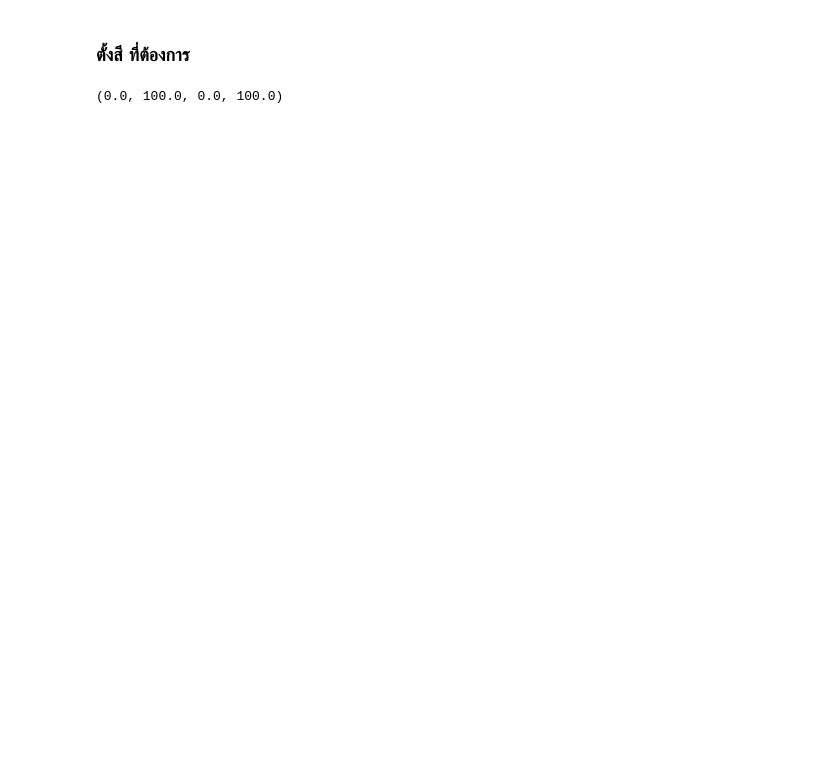
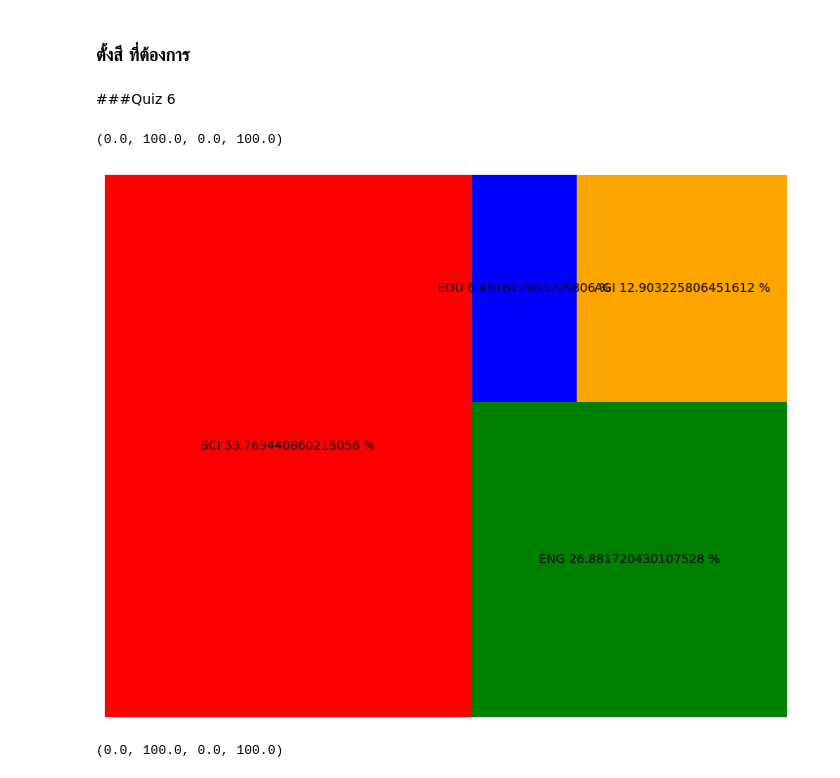
Before and after one commit to Mujune/python_dataviz2023, a Jupyter notebook: DataViz04_Data_Comparison.ipynb, the cells around one changed output. Cells and saved outputs as stored; diff of their text form; code cells hidden in the pictures; blank space fills up the shorter version.

Commit message:
Quiz6

```diff
--- a/DataViz04_Data_Comparison.ipynb
+++ b/DataViz04_Data_Comparison.ipynb
@@ -481,5 +480,20 @@ plt.axis('off')
 # %% [markdown]
 ### ตั้งสี ที่ต้องการ
+# %% [markdown]
+###Quiz 6
+# %%
+a= (100*500)/930
+b= (100*250)/930
+c= (100*60)/930
+d= (100*120)/930
+labels = [f'SCI {a} %', f'ENG {b} %', f'EDU {c} %', f'AGI {d} %']
+data = [500, 250, 60, 120]
+color = ['red', 'green', 'blue', 'orange']
+squarify.plot(data,color=color,label = labels)
+plt.axis('off')
+# %% [output]
+(0.0, 100.0, 0.0, 100.0)
+[figure, added]
 # %%
 data = [500, 250, 60, 120]
 color = ['red', 'green', 'blue', 'orange']
```
Also changed, not shown: parts of 16 cells of this notebook.
